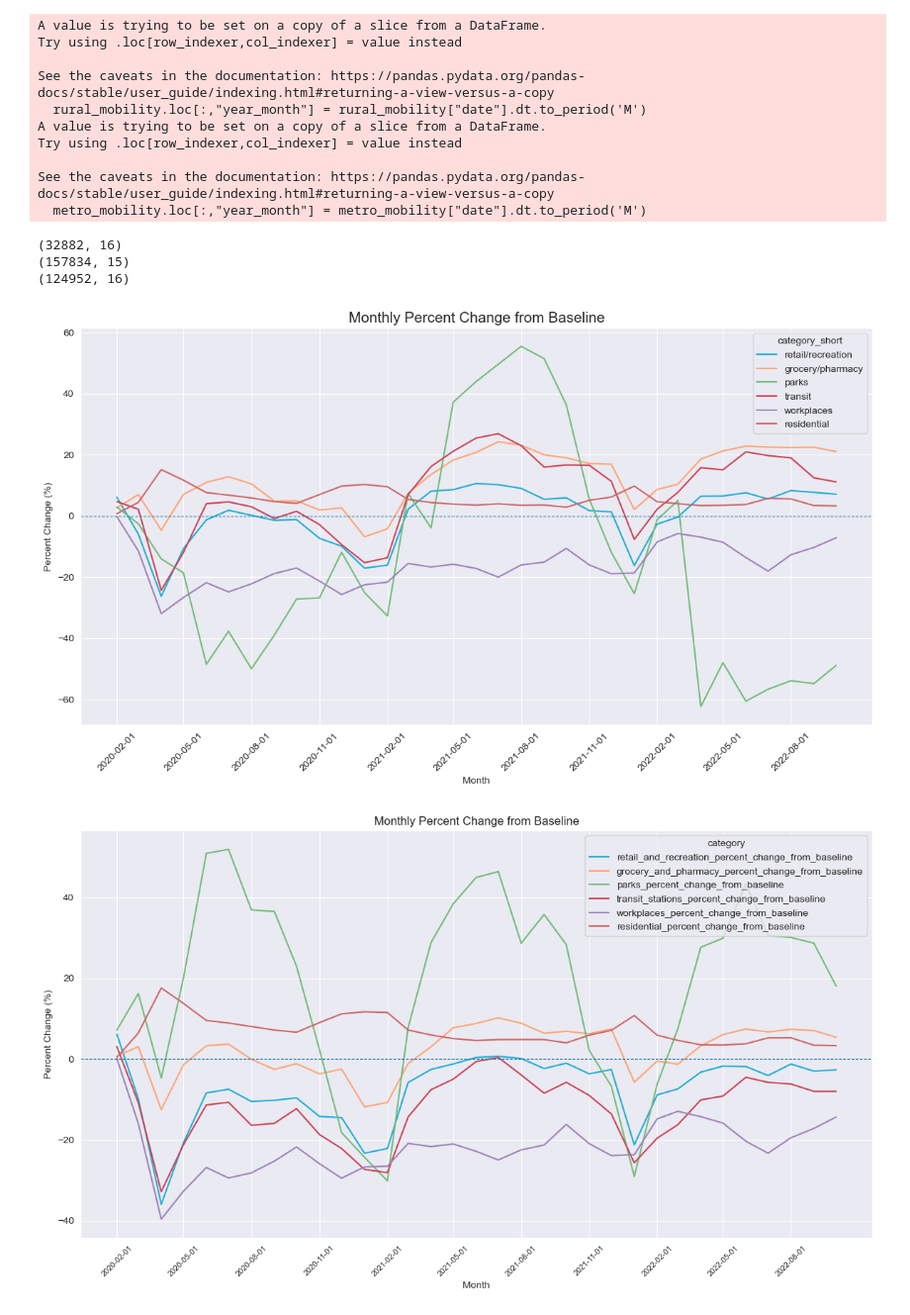
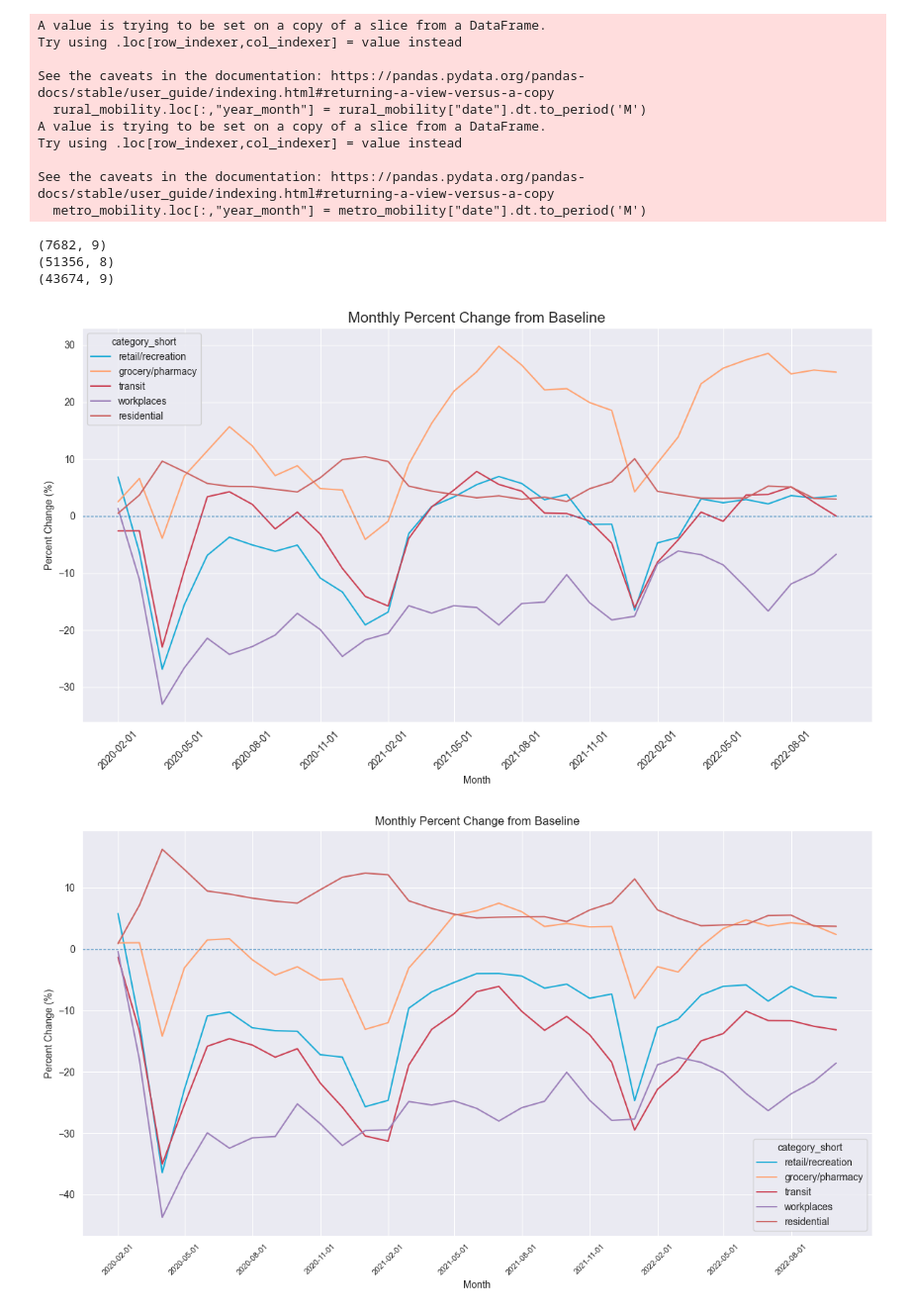
Before and after one commit to rorygardner/cyber_squadron, a Jupyter notebook: rory/plots.ipynb, the cells around one changed output. Shown at 99% size. Cells and saved outputs as stored; diff of their text form; code cells hidden in the pictures.

```diff
--- a/rory/plots.ipynb
+++ b/rory/plots.ipynb
@@ -4,7 +4,7 @@ Plotting
 import matplotlib.pyplot as plt
 import pandas as pd
 
-mobility = pd.read_csv("va_mobility.csv")
+mobility = pd.read_csv("data/mobility_clean.csv")
 mobility['date'] = pd.to_datetime(mobility['date'])
 
 alexandria = mobility[mobility["sub_region_2"] == "Alexandria"].copy()
@@ -13,7 +13,6 @@ alexandria["year_month"] = alexandria["date"].dt.to_period('M')
 alex_cols = [
     "retail_and_recreation_percent_change_from_baseline",
     "grocery_and_pharmacy_percent_change_from_baseline",
-    "parks_percent_change_from_baseline",
     "transit_stations_percent_change_from_baseline",
     "workplaces_percent_change_from_baseline",
     "residential_percent_change_from_baseline"
@@ -46,7 +45,6 @@ mobility_cats["year_month"] = mobility_cats["date"].dt.to_period('M')
 cat_cols = [
     "retail_and_recreation_percent_change_from_baseline",
     "grocery_and_pharmacy_percent_change_from_baseline",
-    "parks_percent_change_from_baseline",
     "transit_stations_percent_change_from_baseline",
     "workplaces_percent_change_from_baseline",
     "residential_percent_change_from_baseline"
@@ -64,7 +62,6 @@ monthly_mob_long = (
 monthly_mob_long["category_short"] = monthly_mob_long["category"].replace({
     "retail_and_recreation_percent_change_from_baseline":"retail/recreation",
     "grocery_and_pharmacy_percent_change_from_baseline":"grocery/pharmacy",
-    "parks_percent_change_from_baseline":"parks",
     "transit_stations_percent_change_from_baseline":"transit",
     "workplaces_percent_change_from_baseline":"workplaces",
     "residential_percent_change_from_baseline":"residential"
@@ -140,9 +137,9 @@ print(rural_mobility.shape)
 print(mobility.shape)
 print(metro_mobility.shape)
 # %% [output]
-(32882, 16)
-(157834, 15)
-(124952, 16)
+(7682, 9)
+(51356, 8)
+(43674, 9)
 # %%
 import seaborn as sns
 
@@ -153,11 +150,11 @@ monthly_r = (
     .melt(id_vars="year_month", value_vars=cat_cols,
           var_name="category", value_name="percent_change")
 )
+monthly_r['year_month'] = monthly_r['year_month'].dt.to_timestamp()
 
 monthly_r["category_short"] = monthly_r["category"].replace({
     "retail_and_recreation_percent_change_from_baseline":"retail/recreation",
     "grocery_and_pharmacy_percent_change_from_baseline":"grocery/pharmacy",
-    "parks_percent_change_from_baseline":"parks",
     "transit_stations_percent_change_from_baseline":"transit",
     "workplaces_percent_change_from_baseline":"workplaces",
     "residential_percent_change_from_baseline":"residential"
@@ -165,11 +162,11 @@ monthly_r["category_short"] = monthly_r["category"].replace({
 )
 
 
-palette = sns.crayon_palette(["Cerulean", "Atomic Tangerine", "Fern", "Brick Red", "Purple Mountains' Majesty", "Fuzzy Wuzzy"])
+palette = sns.crayon_palette(["Cerulean", "Atomic Tangerine", "Brick Red", "Purple Mountains' Majesty", "Fuzzy Wuzzy"])
 
 fig, ax = plt.subplots(figsize=(12, 7))
+sns.set_style(style='darkgrid')
 sns.lineplot(data=monthly_r, x="year_month", y="percent_change", hue="category_short", palette=palette)
-
 
 plt.title("Monthly Percent Change from Baseline", fontsize=15)
 plt.xlabel("Month")
@@ -180,42 +177,48 @@ plt.axhline(0, linestyle='--', linewidth=0.8)
 plt.xticks(rotation=45, fontsize=10)
 ax.set_xticks(monthly_r["year_month"].unique()[::3])
 
-
 plt.tight_layout()
 plt.show()
 # %% [output]
-[figure, old version]
+[figure, new version]
 # %%
 
 monthly_m = (
     monthly_mob_metro
     .reset_index()
     .melt(id_vars="year_month", value_vars=cat_cols,
           var_name="category", value_name="percent_change")
 )
 
+monthly_m["category_short"] = monthly_m["category"].replace({
+    "retail_and_recreation_percent_change_from_baseline":"retail/recreation",
+    "grocery_and_pharmacy_percent_change_from_baseline":"grocery/pharmacy",
+    "transit_stations_percent_change_from_baseline":"transit",
+    "workplaces_percent_change_from_baseline":"workplaces",
+    "residential_percent_change_from_baseline":"residential"
+    }
+)
 
-palette = sns.crayon_palette(["Cerulean", "Atomic Tangerine", "Fern", "Brick Red", "Purple Mountains' Majesty", "Fuzzy Wuzzy"])
+palette = sns.crayon_palette(["Cerulean", "Atomic Tangerine", "Brick Red", "Purple Mountains' Majesty", "Fuzzy Wuzzy"])
 
 fig, ax = plt.subplots(figsize=(12, 7))
 sns.set_style(style="darkgrid")
-sns.lineplot(data=monthly_m, x="year_month", y="percent_change", hue="category", palette=palette)
-
+sns.lineplot(data=monthly_m, x="year_month", y="percent_change", hue="category_short", palette=palette)
 
 plt.title("Monthly Percent Change from Baseline")
 plt.xlabel("Month")
 plt.ylabel("Percent Change (%)")
 plt.grid(True)
 plt.axhline(0, linestyle='--', linewidth=0.8)
 
 plt.xticks(rotation=45, fontsize=8)
 ax.set_xticks(monthly_m["year_month"].unique()[::3])
 
 
 plt.tight_layout()
 plt.show()
 # %% [output]
-[figure, old version]
+[figure, new version]
 # %%
 list(sns.palettes.crayons.keys())
 # %% [output]
```
Also changed, not shown: parts of 2 cells of this notebook, 4 other files.
